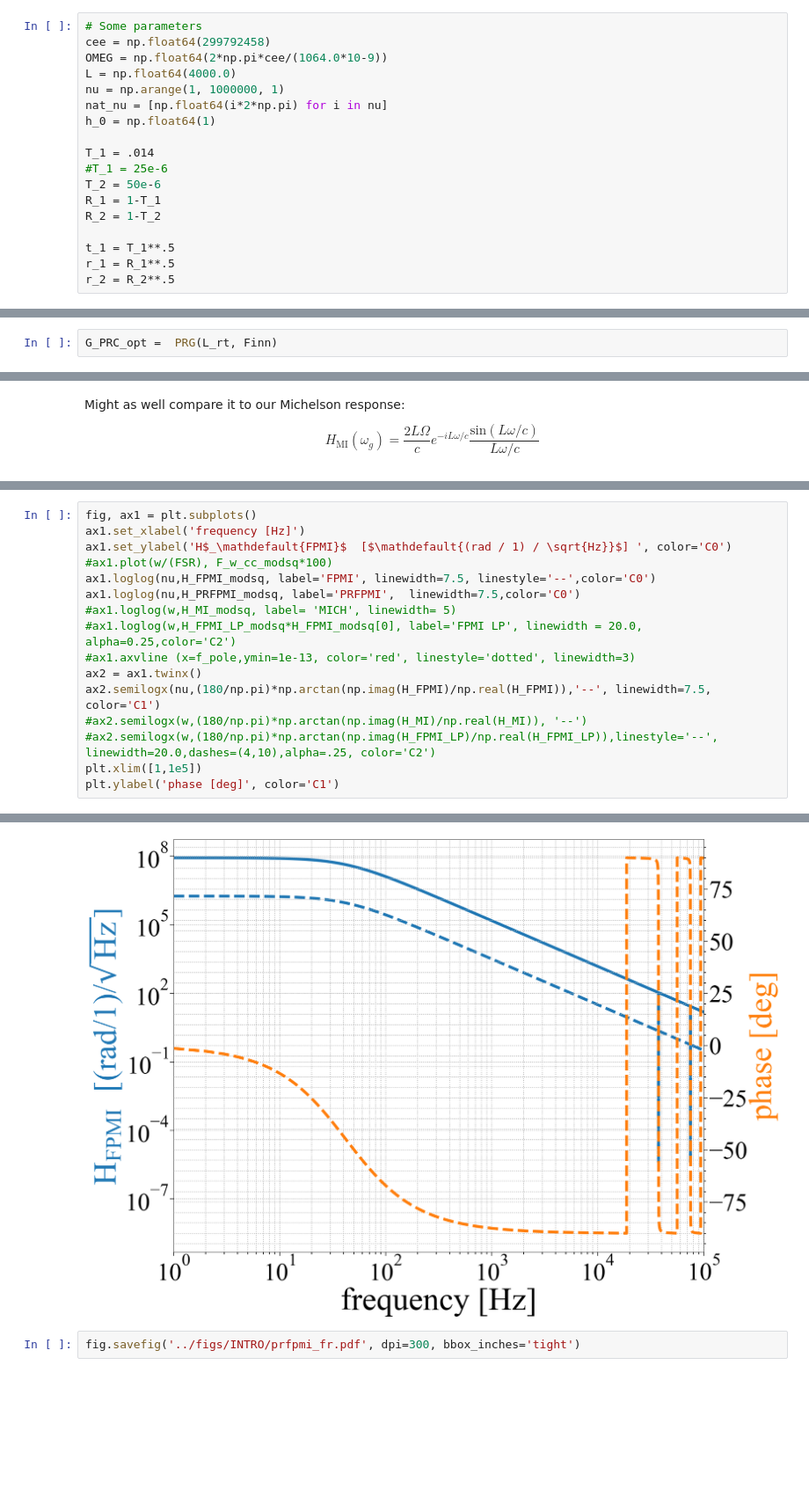
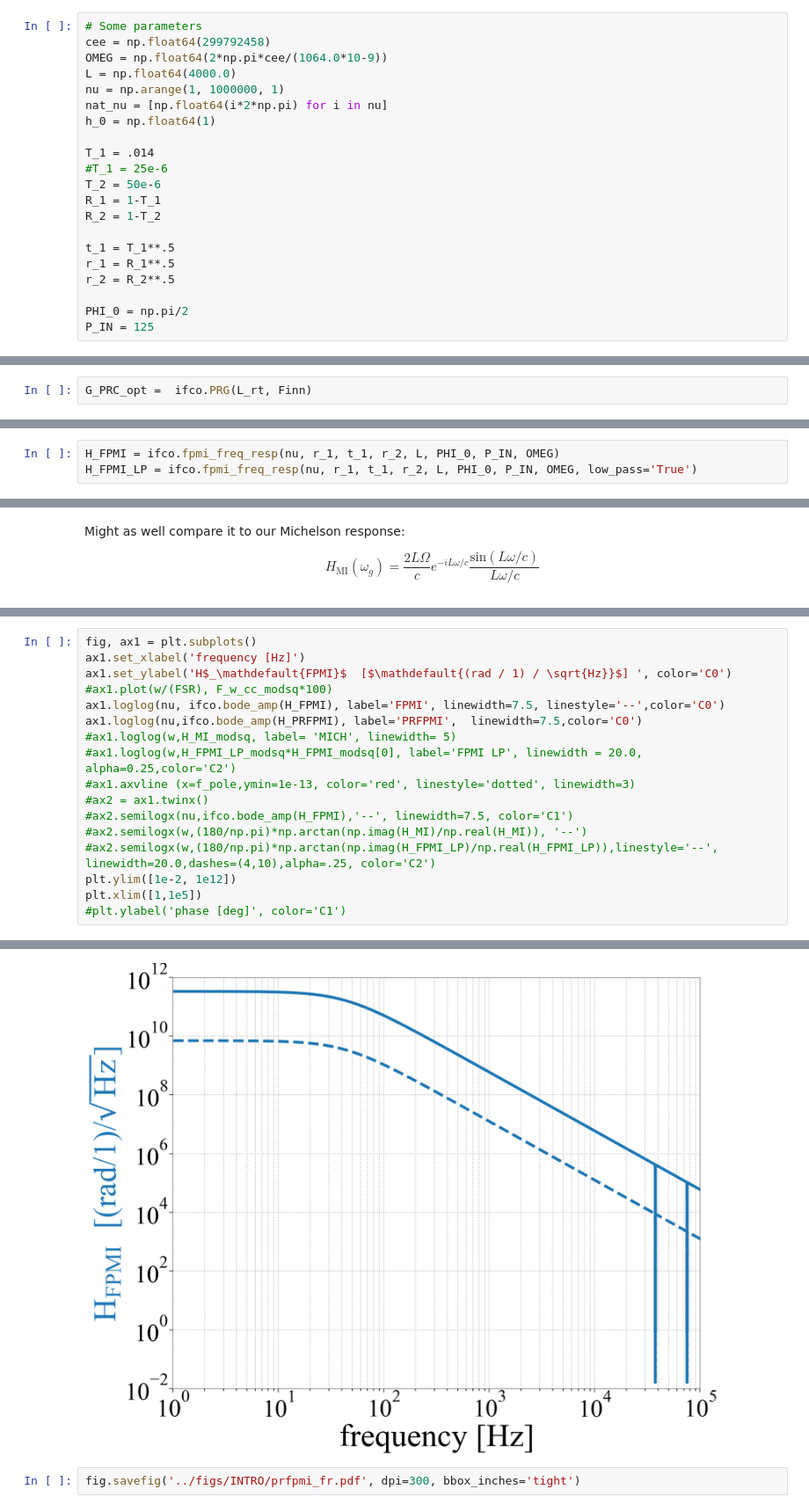
Before and after one commit to dancvan/dissertation, a Jupyter notebook: code/drfpmi_fr.ipynb, the cells around one changed output, grey strips where cells are left out. Shown at 88% size. Drawn from its saved outputs; the diff is of its cells as text; blank space fills up the shorter version.

```diff
--- a/code/drfpmi_fr.ipynb
+++ b/code/drfpmi_fr.ipynb
@@ -33,6 +33,9 @@ R_2 = 1-T_2
 t_1 = T_1**.5
 r_1 = R_1**.5
 r_2 = R_2**.5
+
+PHI_0 = np.pi/2
+P_IN = 125
 # %% [markdown]
 # POWER RECYCLING
 # %% [markdown]
@@ -110,5 +122,5 @@ PRG?
 # %%
-G_PRC_opt =  PRG(L_rt, Finn)
+G_PRC_opt =  ifco.PRG(L_rt, Finn)
 # %%
 plt.plot(r_range, G_PRC_)
 plt.axhline(G_PRC_opt, linestyle='--', color='r')
@@ -127,3 +153,6 @@ H_FPMI = fpmi_freq_resp(nu, const, L, OMEG)
+# %%
+H_FPMI = ifco.fpmi_freq_resp(nu, r_1, t_1, r_2, L, PHI_0, P_IN, OMEG)
+H_FPMI_LP = ifco.fpmi_freq_resp(nu, r_1, t_1, r_2, L, PHI_0, P_IN, OMEG, low_pass='True')
 # %%
 H_PRFPMI = np.sqrt(G_PRC_opt)*H_FPMI
 # %% [markdown]
@@ -155,15 +184,16 @@ fig, ax1 = plt.subplots()
 ax1.set_xlabel('frequency [Hz]')
 ax1.set_ylabel('H$_\mathdefault{FPMI}$  [$\mathdefault{(rad / 1) / \sqrt{Hz}}$] ', color='C0')
 #ax1.plot(w/(FSR), F_w_cc_modsq*100)
-ax1.loglog(nu,H_FPMI_modsq, label='FPMI', linewidth=7.5, linestyle='--',color='C0')
-ax1.loglog(nu,H_PRFPMI_modsq, label='PRFPMI',  linewidth=7.5,color='C0')
+ax1.loglog(nu, ifco.bode_amp(H_FPMI), label='FPMI', linewidth=7.5, linestyle='--',color='C0')
+ax1.loglog(nu,ifco.bode_amp(H_PRFPMI), label='PRFPMI',  linewidth=7.5,color='C0')
 #ax1.loglog(w,H_MI_modsq, label= 'MICH', linewidth= 5)
 #ax1.loglog(w,H_FPMI_LP_modsq*H_FPMI_modsq[0], label='FPMI LP', linewidth = 20.0, alpha=0.25,color='C2')
 #ax1.axvline (x=f_pole,ymin=1e-13, color='red', linestyle='dotted', linewidth=3)
-ax2 = ax1.twinx()
-ax2.semilogx(nu,(180/np.pi)*np.arctan(np.imag(H_FPMI)/np.real(H_FPMI)),'--', linewidth=7.5, color='C1')
+#ax2 = ax1.twinx()
+#ax2.semilogx(nu,ifco.bode_amp(H_FPMI),'--', linewidth=7.5, color='C1')
 #ax2.semilogx(w,(180/np.pi)*np.arctan(np.imag(H_MI)/np.real(H_MI)), '--')
 #ax2.semilogx(w,(180/np.pi)*np.arctan(np.imag(H_FPMI_LP)/np.real(H_FPMI_LP)),linestyle='--', linewidth=20.0,dashes=(4,10),alpha=.25, color='C2')
+plt.ylim([1e-2, 1e12])
 plt.xlim([1,1e5])
-plt.ylabel('phase [deg]', color='C1')
+#plt.ylabel('phase [deg]', color='C1')
 # %% [output]
@@ -171,4 +201,4 @@ Text(0, 0.5, 'phase [deg]')
-[figure, old version]
+[figure, new version]
 # %%
 fig.savefig('../figs/INTRO/prfpmi_fr.pdf', dpi=300, bbox_inches='tight')
 # %%
```
Also changed, not shown: parts of 24 cells of this notebook, 3 other files.
